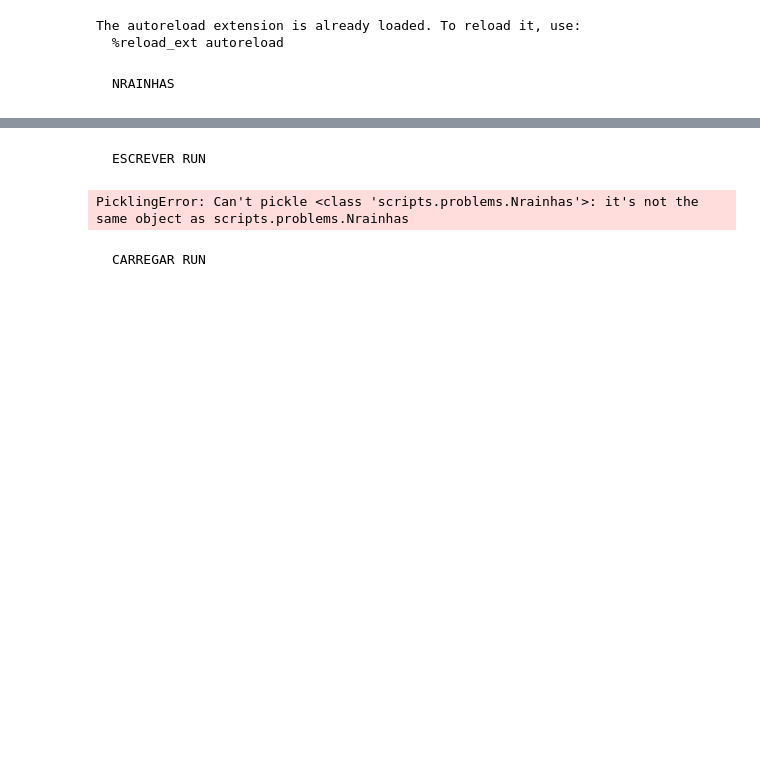
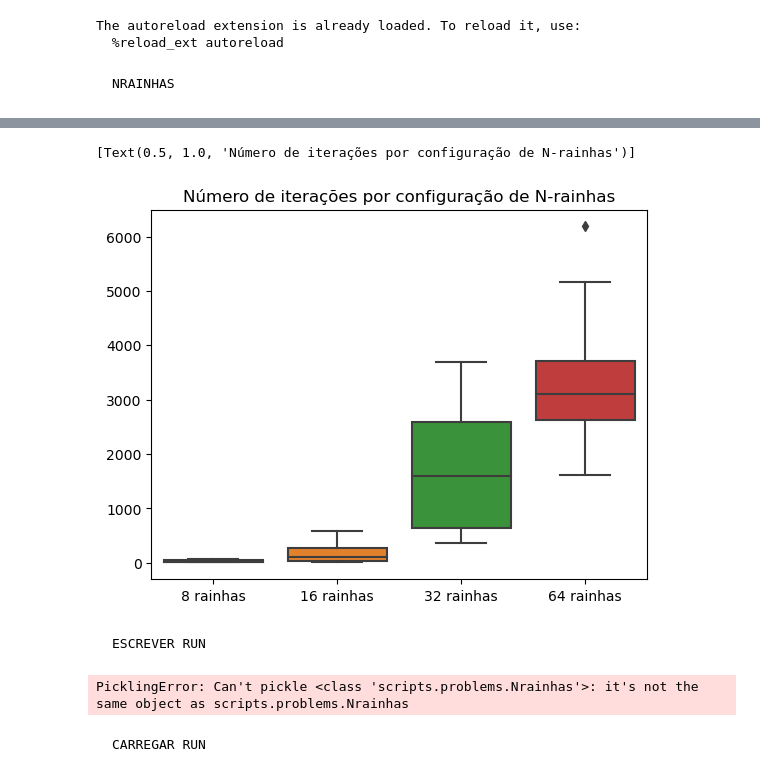
Before and after one commit to ThiagoBrandenburg/Implementacoes-IA, a Jupyter notebook: AlgoritmoGenetico/nb_nrainhas.ipynb, the cells around one changed output, grey strips where cells are left out. Drawn from its saved outputs; the diff is of its cells as text; code cells hidden in the pictures; blank space fills up the shorter version.

```diff
--- a/AlgoritmoGenetico/nb_nrainhas.ipynb
+++ b/AlgoritmoGenetico/nb_nrainhas.ipynb
@@ -90,3 +66,10 @@ sns.boxplot(max_value)
+# %%
+df = df[['8 rainhas', '16 rainhas','32 rainhas','64 rainhas']]
+# %%
+sns.boxplot(df).set(title='Número de iterações por configuração de N-rainhas')
+# %% [output]
+[Text(0.5, 1.0, 'Número de iterações por configuração de N-rainhas')]
+[figure, added]
 # %% [markdown]
     ESCREVER RUN
 # %%
```
Also changed, not shown: parts of 22 cells of this notebook, 16 other files.
